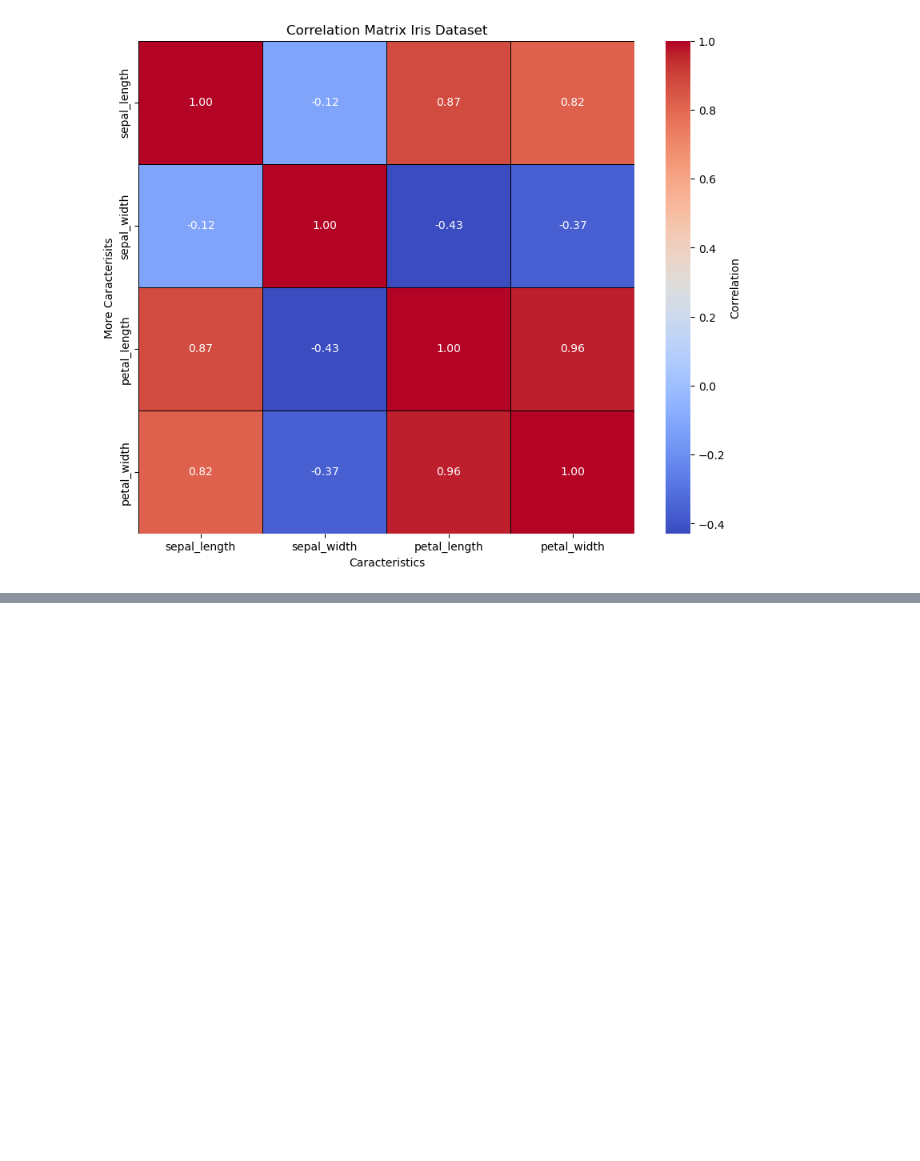
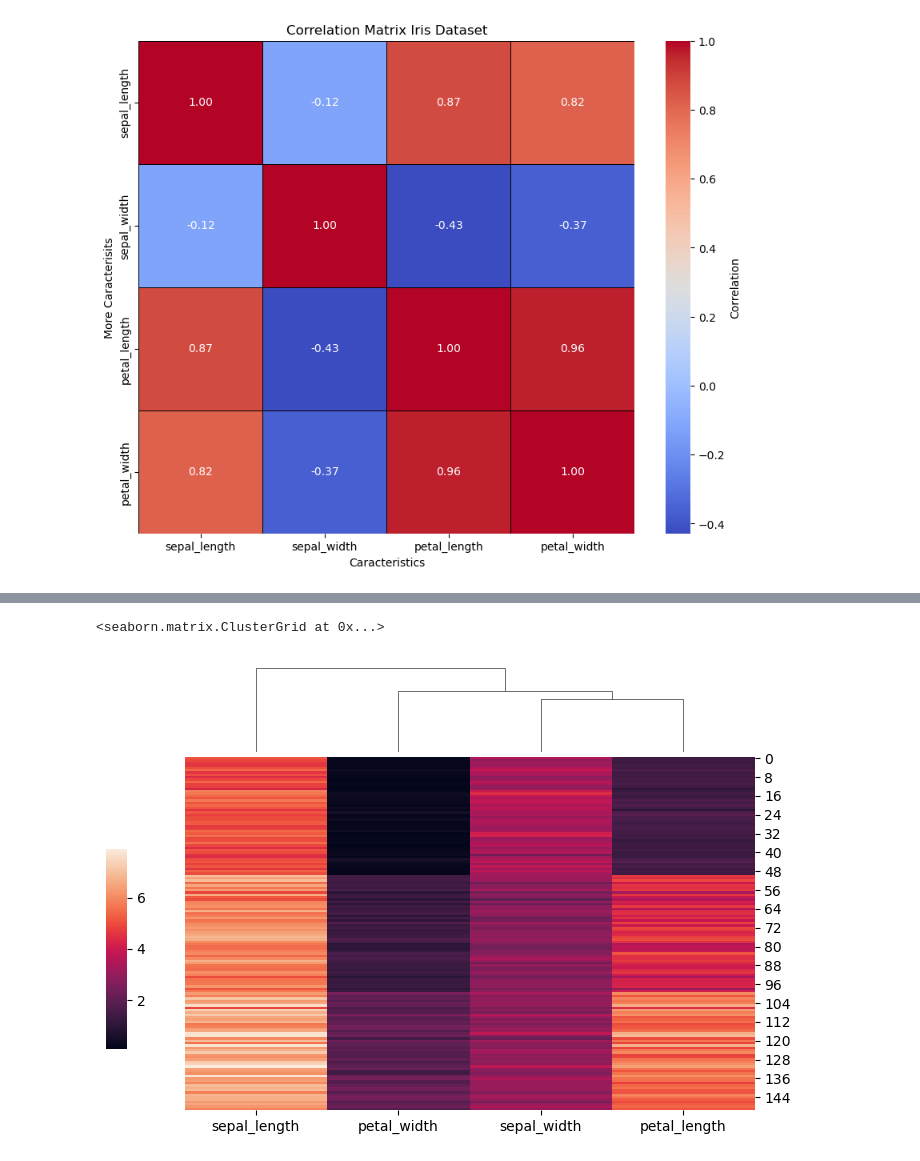
Before and after one commit to jorgeordovi/graph_pairplots, a Jupyter notebook: pairplots_sns.ipynb, the cells around one changed output, grey strips where cells are left out. Saved outputs shown, nothing was run; the diff lists cells and outputs as text; code cells hidden in the pictures; blank space fills up the shorter version.

```diff
--- a/pairplots_sns.ipynb
+++ b/pairplots_sns.ipynb
@@ -60,0 +77,11 @@ plt.show()
+# %%
+sns.clustermap(
+    iris,
+    figsize=(7,5),
+    row_cluster=False,
+    dendrogram_ratio=(.1,.2),
+    cbar_pos=(0,.2,.03,.4)
+)
+# %% [output]
+<seaborn.matrix.ClusterGrid at 0x...>
+[figure, added]
```
Also changed, not shown: parts of 7 cells of this notebook.
